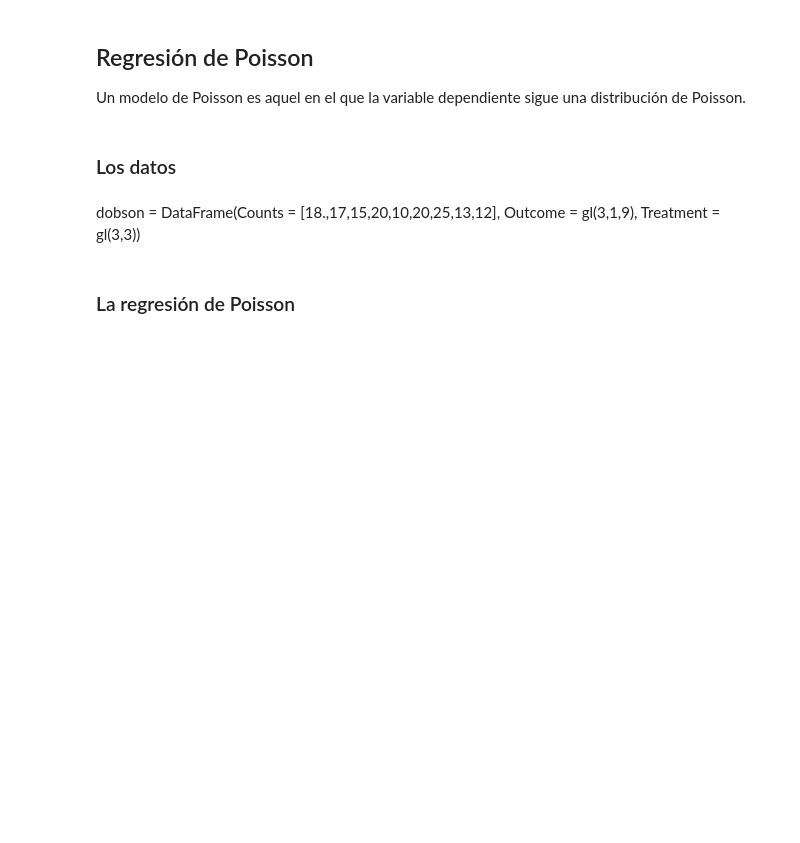
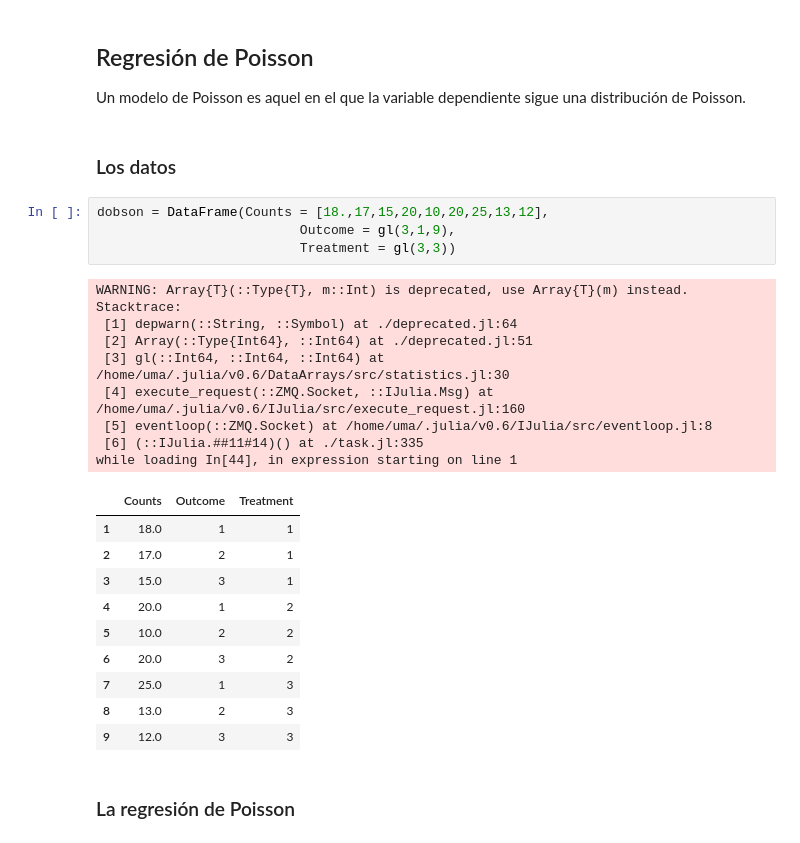
Before and after one commit to cesarcortes8201262/Cesar-A-Cortes, a Jupyter notebook: julia/JuliaDistributions.ipynb, the cells around one changed output. Saved outputs shown, nothing was run; the diff lists cells and outputs as text; blank space fills up the shorter version.

```diff
--- a/julia/JuliaDistributions.ipynb
+++ b/julia/JuliaDistributions.ipynb
@@ -323,10 +284,30 @@ vcov(Probit)
 Un modelo de Poisson es aquel en el que la variable dependiente sigue una distribución de Poisson.
 # %% [markdown]
 ### Los datos
-# %% [markdown]
-dobson = DataFrame(Counts = [18.,17,15,20,10,20,25,13,12],
-                          Outcome = gl(3,1,9),
-                          Treatment = gl(3,3))
+# %%
+dobson = DataFrame(Counts = [18.,17,15,20,10,20,25,13,12],
+                          Outcome = gl(3,1,9),
+                          Treatment = gl(3,3))
+# %% [output]
+WARNING: Array{T}(::Type{T}, m::Int) is deprecated, use Array{T}(m) instead.
+Stacktrace:
+ [1] depwarn(::String, ::Symbol) at ./deprecated.jl:64
+ [2] Array(::Type{Int64}, ::Int64) at ./deprecated.jl:51
+ [3] gl(::Int64, ::Int64, ::Int64) at /home/uma/.julia/v0.6/DataArrays/src/statistics.jl:30
+ [4] execute_request(::ZMQ.Socket, ::IJulia.Msg) at /home/uma/.julia/v0.6/IJulia/src/execute_request.jl:160
+ [5] eventloop(::ZMQ.Socket) at /home/uma/.julia/v0.6/IJulia/src/eventloop.jl:8
+ [6] (::IJulia.##11#14)() at ./task.jl:335
+while loading In[44], in expression starting on line 1
+|  | Counts | Outcome | Treatment |
+| 1 | 18.0 | 1 | 1 |
+| 2 | 17.0 | 2 | 1 |
+| 3 | 15.0 | 3 | 1 |
+| 4 | 20.0 | 1 | 2 |
+| 5 | 10.0 | 2 | 2 |
+| 6 | 20.0 | 3 | 2 |
+| 7 | 25.0 | 1 | 3 |
+| 8 | 13.0 | 2 | 3 |
+| 9 | 12.0 | 3 | 3 |
 # %% [markdown]
 ### La regresión de Poisson
 # %%
```
Also changed, not shown: parts of 41 cells of this notebook, 3 other files.
